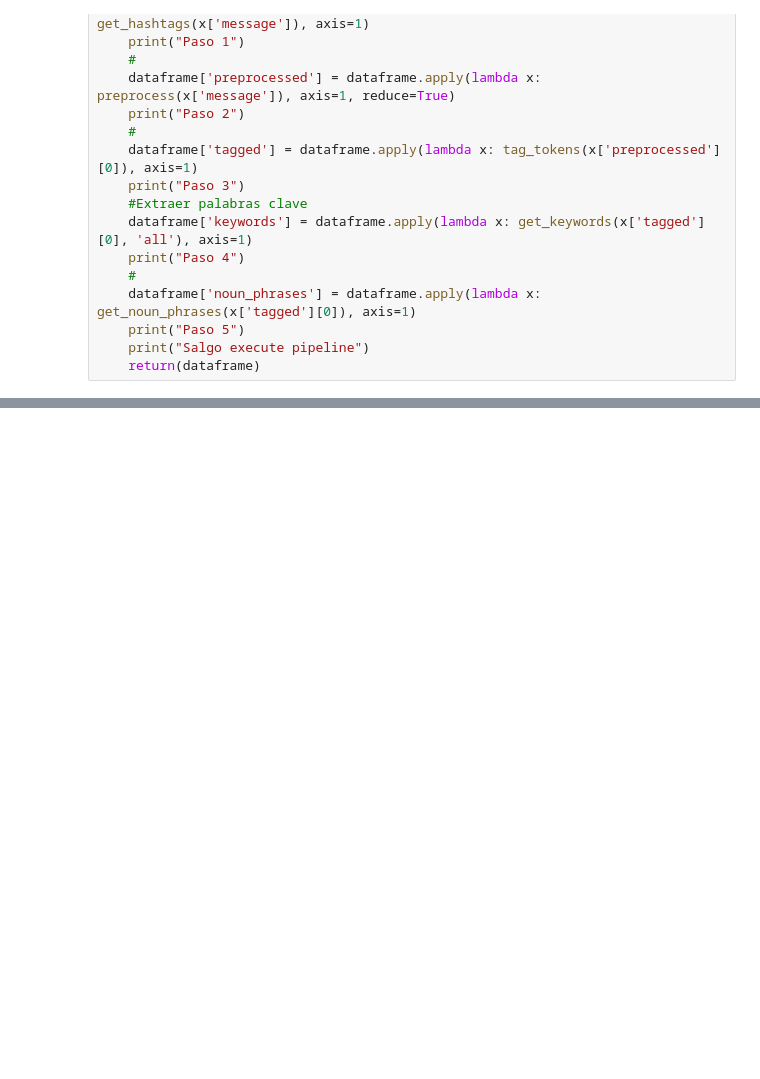
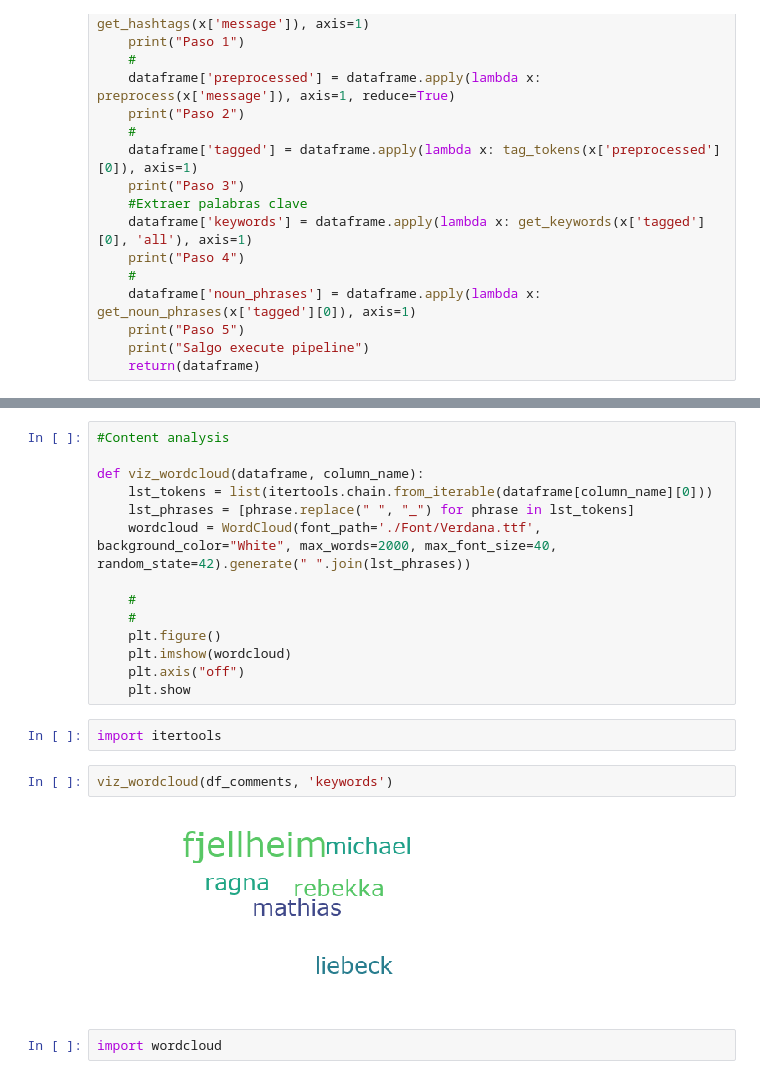
Before and after one commit to alu0100767803/TFG, a Jupyter notebook: Untitled2.ipynb, the cells around one changed output, grey strips where cells are left out. Saved outputs shown, nothing was run; the diff lists cells and outputs as text; blank space fills up the shorter version.

```diff
--- a/Untitled2.ipynb
+++ b/Untitled2.ipynb
@@ -242,0 +255,22 @@ Paso 2
+# %%
+#Content analysis
+
+def viz_wordcloud(dataframe, column_name):
+    lst_tokens = list(itertools.chain.from_iterable(dataframe[column_name][0]))
+    lst_phrases = [phrase.replace(" ", "_") for phrase in lst_tokens]
+    wordcloud = WordCloud(font_path='./Font/Verdana.ttf', background_color="White", max_words=2000, max_font_size=40, random_state=42).generate(" ".join(lst_phrases))
+
+    #
+    #
+    plt.figure()
+    plt.imshow(wordcloud)
+    plt.axis("off")
+    plt.show
+# %%
+import itertools
+# %%
+viz_wordcloud(df_comments, 'keywords')
+# %% [output]
+[figure, added]
+# %%
+import wordcloud
```
Also changed, not shown: parts of 15 cells of this notebook, 19 other files.
